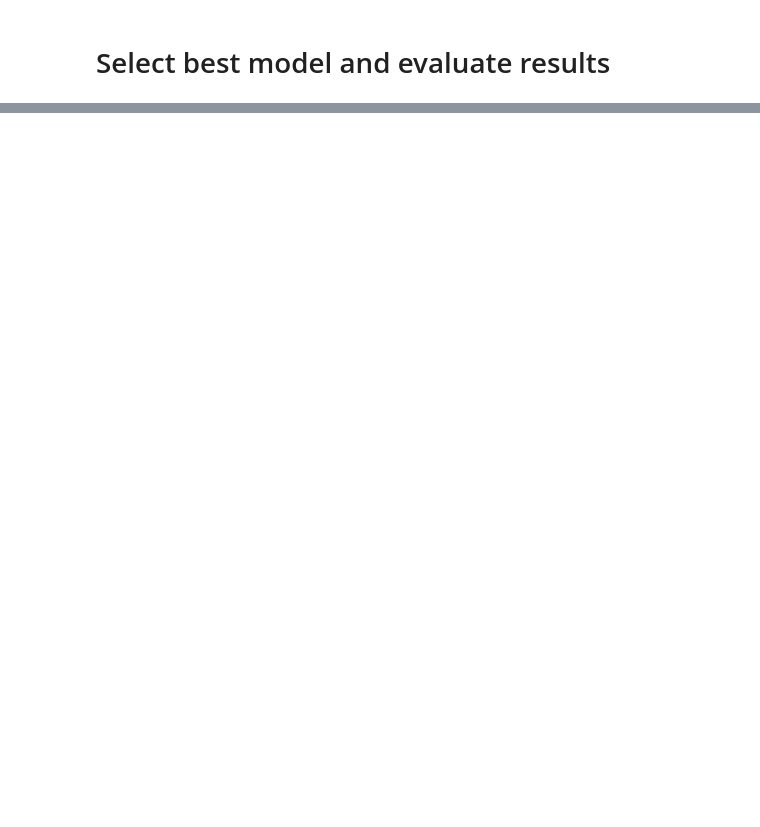
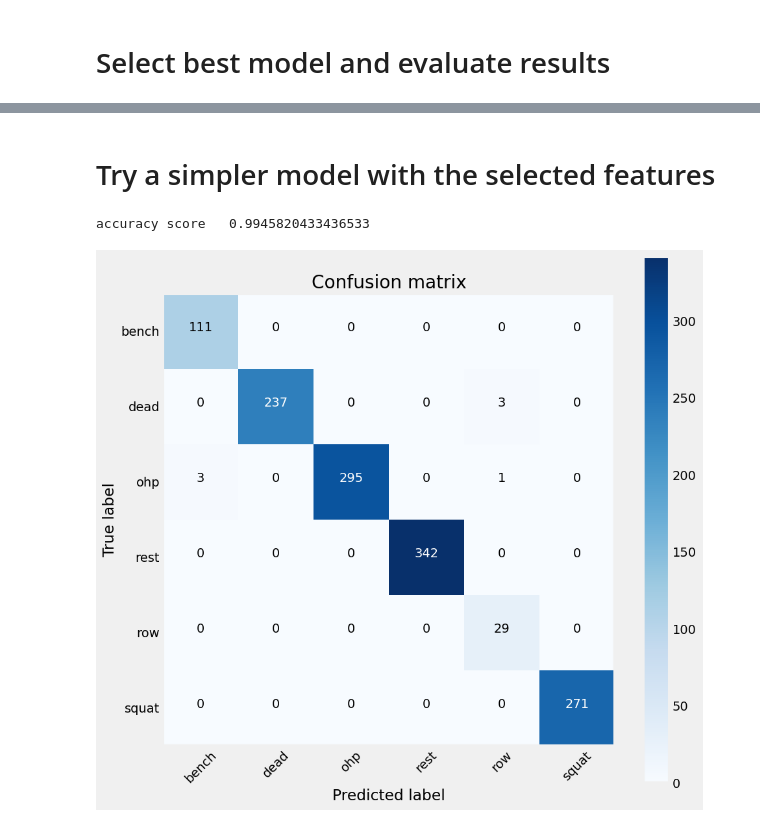
Before and after one commit to surajjorwar/FitnessTracker, a Jupyter notebook: train_model.ipynb, the cells around one changed output, grey strips where cells are left out. Drawn from its saved outputs; the diff is of its cells as text; code cells hidden in the pictures; blank space fills up the shorter version.

```diff
--- a/train_model.ipynb
+++ b/train_model.ipynb
@@ -404,0 +384,47 @@ plt.show()
+# %% [markdown]
+# Try a simpler model with the selected features
+# %%
+(
+    class_train_y,
+    class_test_y,
+    class_train_prob_y,
+    class_test_prob_y,
+) = learner.feedforward_neural_network(
+     X_train[feature_set_4], y_train, X_test[feature_set_4], gridsearch=False
+ )
+
+
+accuracy = accuracy_score(y_test ,class_test_y)
+print('accuracy score  ' , accuracy)
+
+
+classes = class_test_prob_y.columns
+cm = confusion_matrix(y_test, class_test_y,labels = classes)
+cm
+
+
+# create confusion matrix for cm
+plt.figure(figsize=(10, 10))
+plt.imshow(cm, interpolation="nearest", cmap=plt.cm.Blues)
+plt.title("Confusion matrix")
+plt.colorbar()
+tick_marks = np.arange(len(classes))
+plt.xticks(tick_marks, classes, rotation=45)
+plt.yticks(tick_marks, classes)
+
+thresh = cm.max() / 2.0
+for i, j in itertools.product(range(cm.shape[0]), range(cm.shape[1])):
+    plt.text(
+        j,
+        i,
+        format(cm[i, j]),
+        horizontalalignment="center",
+        color="white" if cm[i, j] > thresh else "black",
+    )
+plt.ylabel("True label")
+plt.xlabel("Predicted label")
+plt.grid(False)
+plt.show()
+# %% [output]
+accuracy score   0.9945820433436533
+[figure, added]
```
Also changed, not shown: parts of 12 cells of this notebook.
